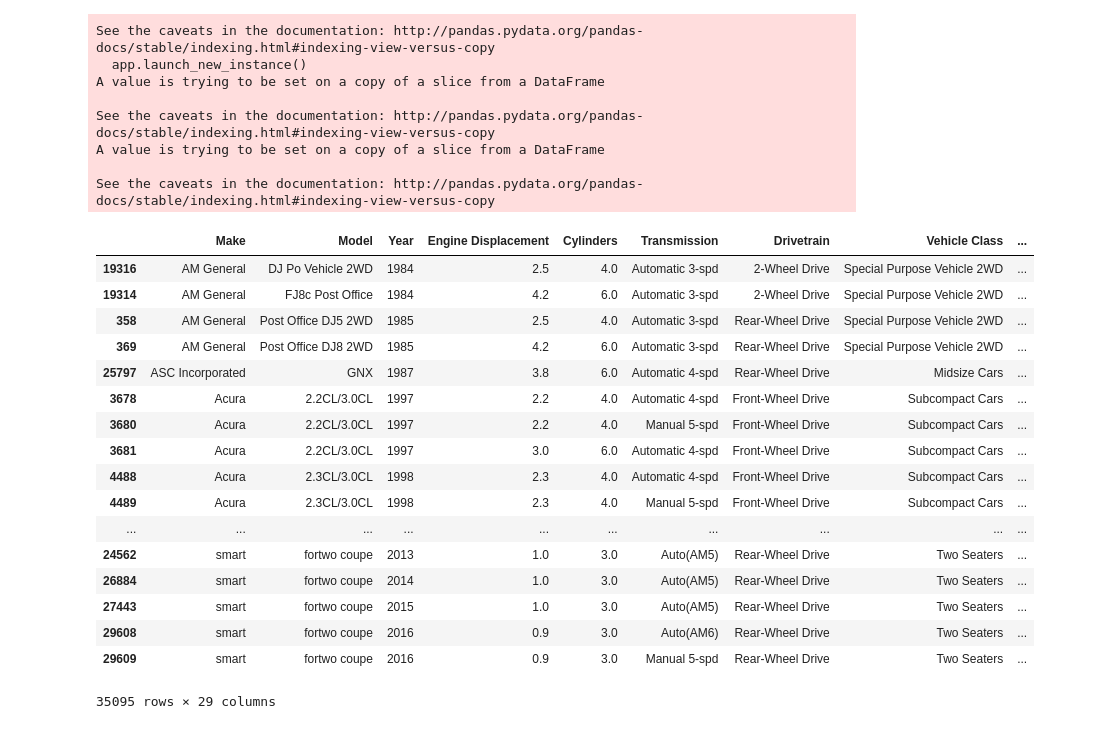
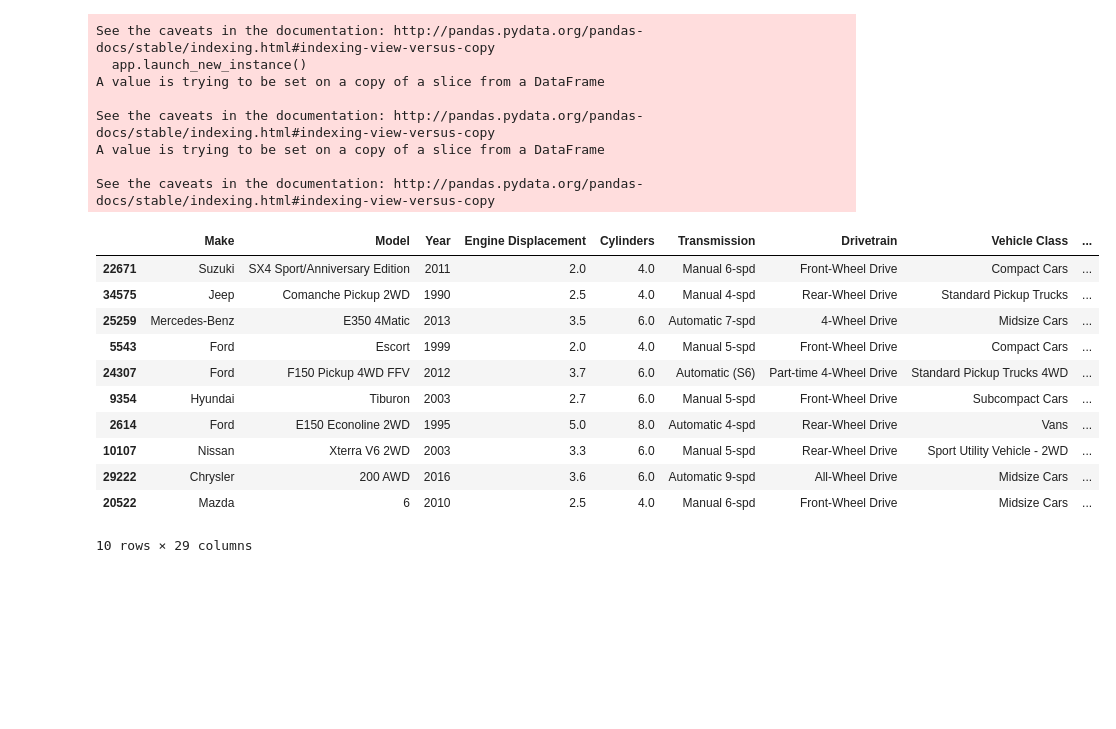
Before and after one commit to CanCeylan/data-analysis-projects, a Jupyter notebook: Vehicle Fuel Economy data set.ipynb, the cells around one changed output. Saved outputs shown, nothing was run; the diff lists cells and outputs as text; code cells hidden in the pictures; blank space fills up the shorter version.

Commit message:
sns and pivot table exercises

```diff
--- a/Vehicle Fuel Economy data set.ipynb
+++ b/Vehicle Fuel Economy data set.ipynb
@@ -446,23 +446,17 @@ A value is trying to be set on a copy of a slice from a DataFrame
 
 See the caveats in the documentation: http://pandas.pydata.org/pandas-docs/stable/indexing.html#indexing-view-versus-copy
 # %%
-vehicles
+vehicles.sample(10)
 # %% [output]
 |  | Make | Model | Year | Engine Displacement | Cylinders | Transmission | Drivetrain | Vehicle Class | ... |
-| 19316 | AM General | DJ Po Vehicle 2WD | 1984 | 2.5 | 4.0 | Automatic 3-spd | 2-Wheel Drive | Special Purpose Vehicle 2WD | ... |
-| 19314 | AM General | FJ8c Post Office | 1984 | 4.2 | 6.0 | Automatic 3-spd | 2-Wheel Drive | Special Purpose Vehicle 2WD | ... |
-| 358 | AM General | Post Office DJ5 2WD | 1985 | 2.5 | 4.0 | Automatic 3-spd | Rear-Wheel Drive | Special Purpose Vehicle 2WD | ... |
-| 369 | AM General | Post Office DJ8 2WD | 1985 | 4.2 | 6.0 | Automatic 3-spd | Rear-Wheel Drive | Special Purpose Vehicle 2WD | ... |
-| 25797 | ASC Incorporated | GNX | 1987 | 3.8 | 6.0 | Automatic 4-spd | Rear-Wheel Drive | Midsize Cars | ... |
-| 3678 | Acura | 2.2CL/3.0CL | 1997 | 2.2 | 4.0 | Automatic 4-spd | Front-Wheel Drive | Subcompact Cars | ... |
-| 3680 | Acura | 2.2CL/3.0CL | 1997 | 2.2 | 4.0 | Manual 5-spd | Front-Wheel Drive | Subcompact Cars | ... |
-| 3681 | Acura | 2.2CL/3.0CL | 1997 | 3.0 | 6.0 | Automatic 4-spd | Front-Wheel Drive | Subcompact Cars | ... |
-| 4488 | Acura | 2.3CL/3.0CL | 1998 | 2.3 | 4.0 | Automatic 4-spd | Front-Wheel Drive | Subcompact Cars | ... |
-| 4489 | Acura | 2.3CL/3.0CL | 1998 | 2.3 | 4.0 | Manual 5-spd | Front-Wheel Drive | Subcompact Cars | ... |
-| ... | ... | ... | ... | ... | ... | ... | ... | ... | ... |
-| 24562 | smart | fortwo coupe | 2013 | 1.0 | 3.0 | Auto(AM5) | Rear-Wheel Drive | Two Seaters | ... |
-| 26884 | smart | fortwo coupe | 2014 | 1.0 | 3.0 | Auto(AM5) | Rear-Wheel Drive | Two Seaters | ... |
-| 27443 | smart | fortwo coupe | 2015 | 1.0 | 3.0 | Auto(AM5) | Rear-Wheel Drive | Two Seaters | ... |
-| 29608 | smart | fortwo coupe | 2016 | 0.9 | 3.0 | Auto(AM6) | Rear-Wheel Drive | Two Seaters | ... |
-| 29609 | smart | fortwo coupe | 2016 | 0.9 | 3.0 | Manual 5-spd | Rear-Wheel Drive | Two Seaters | ... |
+| 22671 | Suzuki | SX4 Sport/Anniversary Edition | 2011 | 2.0 | 4.0 | Manual 6-spd | Front-Wheel Drive | Compact Cars | ... |
+| 34575 | Jeep | Comanche Pickup 2WD | 1990 | 2.5 | 4.0 | Manual 4-spd | Rear-Wheel Drive | Standard Pickup Trucks | ... |
+| 25259 | Mercedes-Benz | E350 4Matic | 2013 | 3.5 | 6.0 | Automatic 7-spd | 4-Wheel Drive | Midsize Cars | ... |
+| 5543 | Ford | Escort | 1999 | 2.0 | 4.0 | Manual 5-spd | Front-Wheel Drive | Compact Cars | ... |
+| 24307 | Ford | F150 Pickup 4WD FFV | 2012 | 3.7 | 6.0 | Automatic (S6) | Part-time 4-Wheel Drive | Standard Pickup Trucks 4WD | ... |
+| 9354 | Hyundai | Tiburon | 2003 | 2.7 | 6.0 | Manual 5-spd | Front-Wheel Drive | Subcompact Cars | ... |
+| 2614 | Ford | E150 Econoline 2WD | 1995 | 5.0 | 8.0 | Automatic 4-spd | Rear-Wheel Drive | Vans | ... |
+| 10107 | Nissan | Xterra V6 2WD | 2003 | 3.3 | 6.0 | Manual 5-spd | Rear-Wheel Drive | Sport Utility Vehicle - 2WD | ... |
+| 29222 | Chrysler | 200 AWD | 2016 | 3.6 | 6.0 | Automatic 9-spd | All-Wheel Drive | Midsize Cars | ... |
+| 20522 | Mazda | 6 | 2010 | 2.5 | 4.0 | Manual 6-spd | Front-Wheel Drive | Midsize Cars | ... |
-35095 rows × 29 columns
+10 rows × 29 columns
```
Also changed, not shown: 2 other files.
